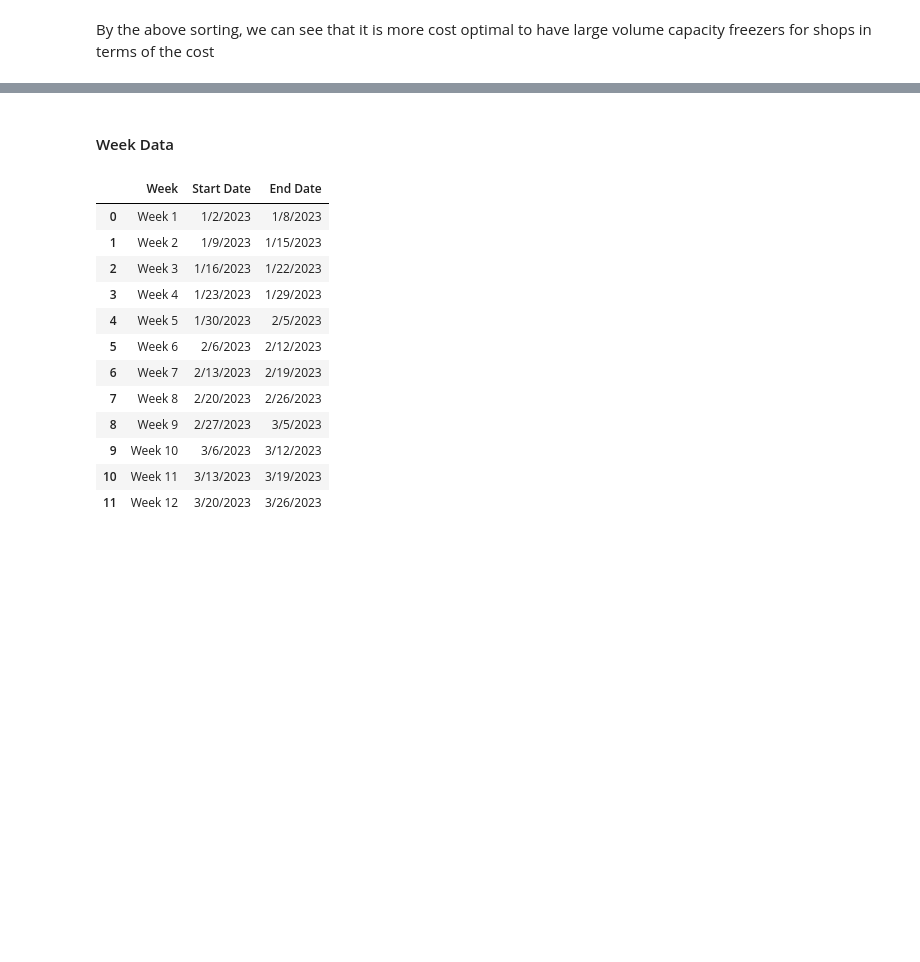
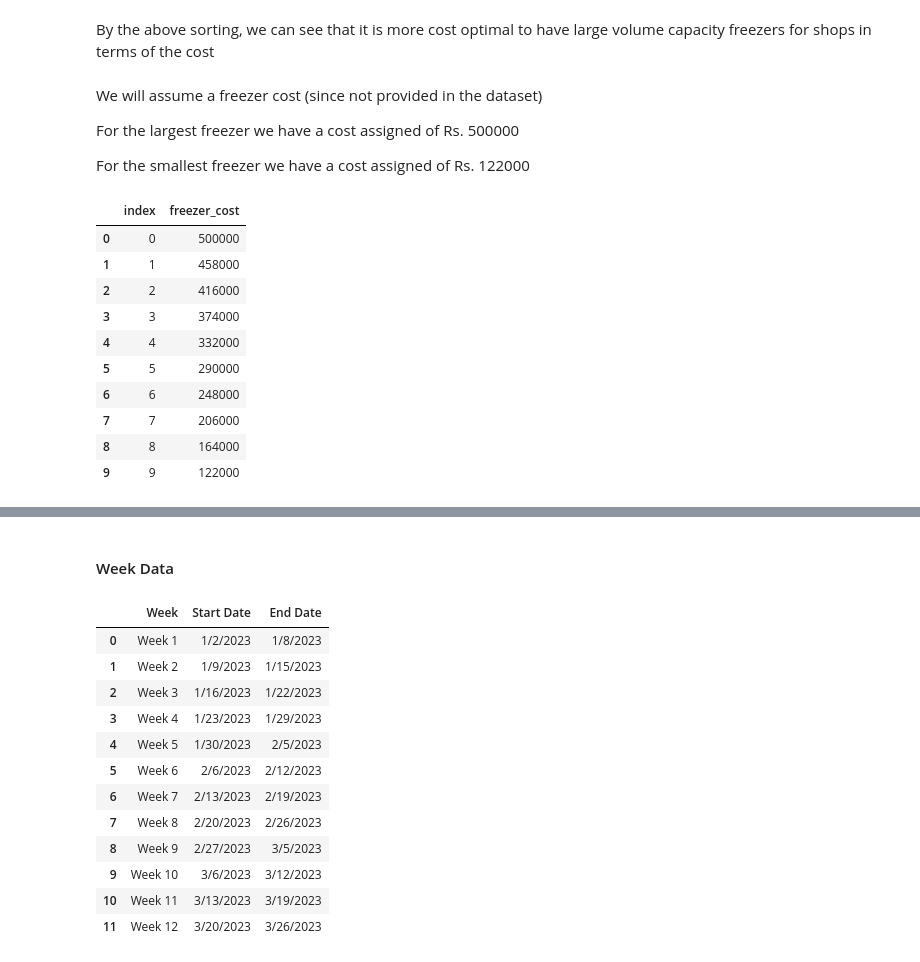
Before and after one commit to navindu-ds/DataStorm-4, a Jupyter notebook: Semifinal Round/semifinals-notebook.ipynb, the cells around one changed output, grey strips where cells are left out. Saved outputs shown, nothing was run; the diff lists cells and outputs as text; code cells hidden in the pictures; blank space fills up the shorter version.

```diff
--- a/Semifinal Round/semifinals-notebook.ipynb
+++ b/Semifinal Round/semifinals-notebook.ipynb
@@ -165,2 +167,27 @@ freezer_db.sort_values(by='cost_per_volume')
 # %% [markdown]
 By the above sorting, we can see that it is more cost optimal to have large volume capacity freezers for shops in terms of the cost
+# %% [markdown]
+We will assume a freezer cost (since not provided in the dataset)
+
+For the largest freezer we have a cost assigned of Rs. 500000
+
+For the smallest freezer we have a cost assigned of Rs. 122000
+# %%
+freezer_price_list = [500000, 458000, 416000, 374000, 332000, 290000, 248000, 206000, 164000, 122000]
+freezer_price_list = pd.Series(freezer_price_list)
+freezer_price_list = pd.DataFrame(freezer_price_list)
+freezer_price_list.rename(columns={0:'freezer_cost'}, inplace=True)
+freezer_price_list = freezer_price_list.reset_index()
+freezer_price_list
+# %% [output]
+|  | index | freezer_cost |
+| 0 | 0 | 500000 |
+| 1 | 1 | 458000 |
+| 2 | 2 | 416000 |
+| 3 | 3 | 374000 |
+| 4 | 4 | 332000 |
+| 5 | 5 | 290000 |
+| 6 | 6 | 248000 |
+| 7 | 7 | 206000 |
+| 8 | 8 | 164000 |
+| 9 | 9 | 122000 |
```
Also changed, not shown: parts of 2 cells of this notebook.
